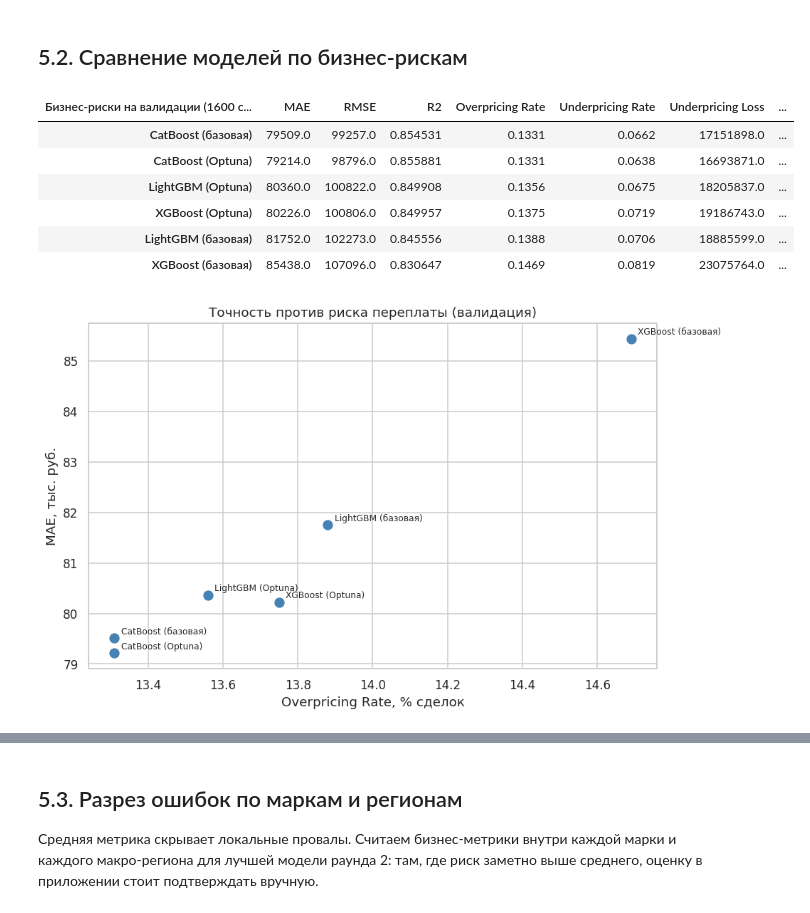
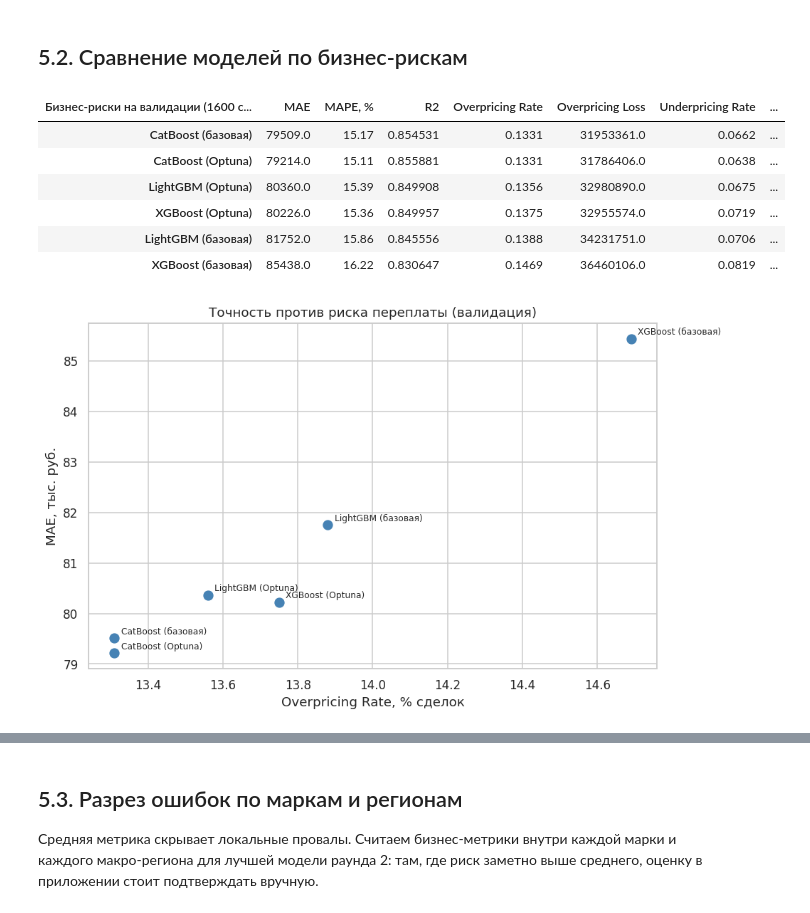
Before and after one commit to sergeyshmagin/MLDS, a Jupyter notebook: 51c3ffbf-518e-4434-b5db-bf800092ea64.ipynb, the cells around one changed output, grey strips where cells are left out. Drawn from its saved outputs; the diff is of its cells as text; code cells hidden in the pictures.

```diff
--- a/51c3ffbf-518e-4434-b5db-bf800092ea64.ipynb
+++ b/51c3ffbf-518e-4434-b5db-bf800092ea64.ipynb
@@ -972,7 +984,11 @@ def evaluate(y_true, y_pred):
         'MAE': mean_absolute_error(y_true, y_pred),
         'RMSE': mean_squared_error(y_true, y_pred) ** 0.5,
         'R2': round(r2_score(y_true, y_pred), 6),
+        'MAPE, %': (np.abs(y_pred - y_true) / y_true).mean() * 100,
         'Overpricing Rate': over_mask.mean(),
+        # переплата в рублях: Overpricing Rate измеряет частоту, а убыток компания несёт
+        # деньгами. Без этой суммы два риска несопоставимы между собой
+        'Overpricing Loss': (y_pred[over_mask] - y_true[over_mask]).sum(),
         'Underpricing Rate': under_mask.mean(),
         'Underpricing Loss': (y_true[under_mask] - y_pred[under_mask]).sum(),
     }
@@ -981,9 +997,11 @@ def evaluate(y_true, y_pred):
 def format_results(rows):
     """Единое оформление сводных таблиц с метриками."""
     table = pd.DataFrame(rows).set_index('модель')
-    for column in ['MAE', 'RMSE', 'Underpricing Loss']:
+    for column in ['MAE', 'RMSE', 'Overpricing Loss', 'Underpricing Loss']:
         if column in table:
             table[column] = table[column].round(0)
+    if 'MAPE, %' in table:
+        table['MAPE, %'] = table['MAPE, %'].round(2)
     for column in ['Overpricing Rate', 'Underpricing Rate']:
         if column in table:
             table[column] = table[column].round(4)
@@ -1788,35 +1847,37 @@ SHAP рассчитан для всех трех оптимизированны
 # %% [markdown]
 ## 5.2. Сравнение моделей по бизнес-рискам
 # %%
-risk_table = comparison[['MAE', 'RMSE', 'R2', 'Overpricing Rate',
+risk_table = comparison[['MAE', 'MAPE, %', 'R2', 'Overpricing Rate', 'Overpricing Loss',
                          'Underpricing Rate', 'Underpricing Loss']].copy()
 risk_table['Overpricing, сделок'] = (risk_table['Overpricing Rate'] * len(y_val)).round(0)
 risk_table['Underpricing, сделок'] = (risk_table['Underpricing Rate'] * len(y_val)).round(0)
+risk_table['средняя переплата, руб.'] = (
+    risk_table['Overpricing Loss'] / risk_table['Overpricing, сделок']).round(0)
 risk_table['средняя потеря на занижении, руб.'] = (
     risk_table['Underpricing Loss'] / risk_table['Underpricing, сделок']).round(0)
 risk_table = risk_table.sort_values('Overpricing Rate')
 risk_table.columns.name = f'Бизнес-риски на валидации ({len(y_val)} сделок)'
 display(risk_table)
 
 fig, ax = plt.subplots(figsize=(9, 5.5))
 ax.scatter(risk_table['Overpricing Rate'] * 100, risk_table['MAE'] / 1000,
            s=70, color='steelblue')
 for name, row in risk_table.iterrows():
     ax.annotate(name, (row['Overpricing Rate'] * 100, row['MAE'] / 1000),
                 textcoords='offset points', xytext=(6, 4), fontsize=8)
 ax.set_title('Точность против риска переплаты (валидация)')
 ax.set_xlabel('Overpricing Rate, % сделок')
 ax.set_ylabel('MAE, тыс. руб.')
 fig.tight_layout()
 plt.show()
 # %% [output]
-| Бизнес-риски на валидации (1600 с... | MAE | RMSE | R2 | Overpricing Rate | Underpricing Rate | Underpricing Loss | ... |
-| CatBoost (базовая) | 79509.0 | 99257.0 | 0.854531 | 0.1331 | 0.0662 | 17151898.0 | ... |
-| CatBoost (Optuna) | 79214.0 | 98796.0 | 0.855881 | 0.1331 | 0.0638 | 16693871.0 | ... |
-| LightGBM (Optuna) | 80360.0 | 100822.0 | 0.849908 | 0.1356 | 0.0675 | 18205837.0 | ... |
-| XGBoost (Optuna) | 80226.0 | 100806.0 | 0.849957 | 0.1375 | 0.0719 | 19186743.0 | ... |
-| LightGBM (базовая) | 81752.0 | 102273.0 | 0.845556 | 0.1388 | 0.0706 | 18885599.0 | ... |
-| XGBoost (базовая) | 85438.0 | 107096.0 | 0.830647 | 0.1469 | 0.0819 | 23075764.0 | ... |
+| Бизнес-риски на валидации (1600 с... | MAE | MAPE, % | R2 | Overpricing Rate | Overpricing Loss | Underpricing Rate | ... |
+| CatBoost (базовая) | 79509.0 | 15.17 | 0.854531 | 0.1331 | 31953361.0 | 0.0662 | ... |
+| CatBoost (Optuna) | 79214.0 | 15.11 | 0.855881 | 0.1331 | 31786406.0 | 0.0638 | ... |
+| LightGBM (Optuna) | 80360.0 | 15.39 | 0.849908 | 0.1356 | 32980890.0 | 0.0675 | ... |
+| XGBoost (Optuna) | 80226.0 | 15.36 | 0.849957 | 0.1375 | 32955574.0 | 0.0719 | ... |
+| LightGBM (базовая) | 81752.0 | 15.86 | 0.845556 | 0.1388 | 34231751.0 | 0.0706 | ... |
+| XGBoost (базовая) | 85438.0 | 16.22 | 0.830647 | 0.1469 | 36460106.0 | 0.0819 | ... |
 [figure]
 # %% [markdown]
 ### Вывод: бизнес-риски шести моделей
```
Also changed, not shown: parts of 32 cells of this notebook, 4 other files.
